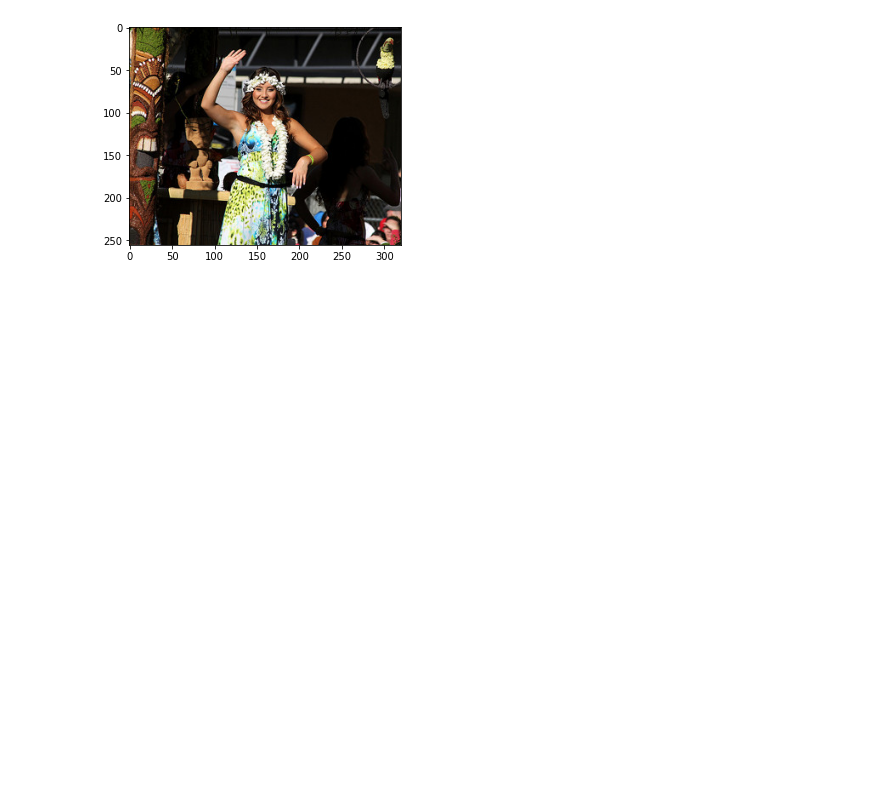
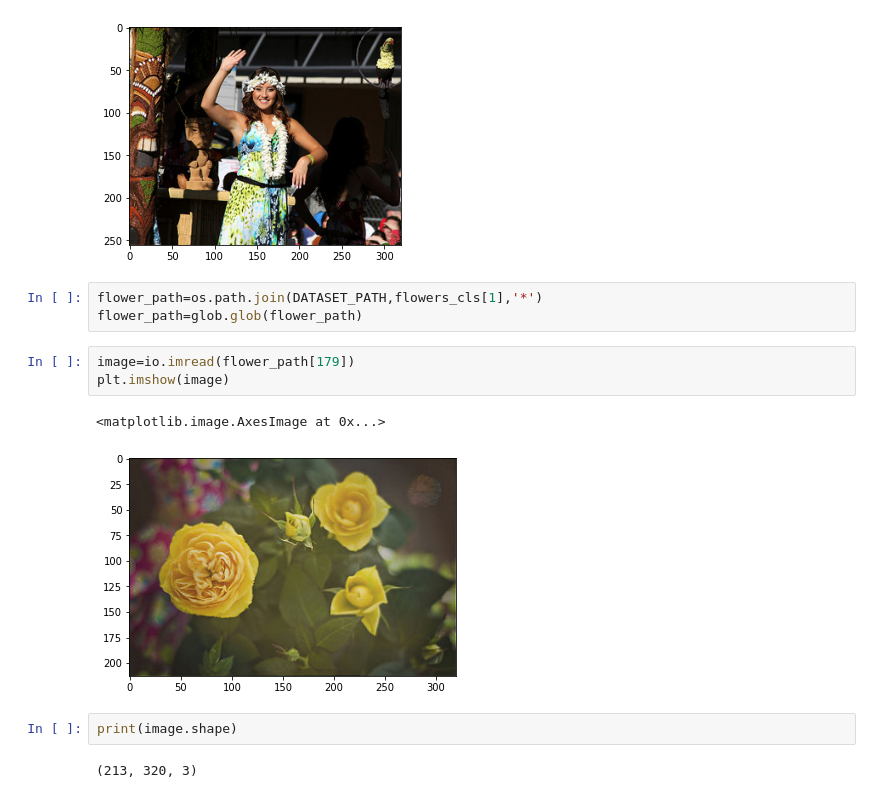
Before and after one commit to chandan110791/Convolutional-Neural-Networks, a Jupyter notebook: CNN Architectures and Transfer Learning/CNN_Architectures_and_Transfer_Learning.ipynb, the cells around one changed output. Cells and saved outputs as stored; diff of their text form; blank space fills up the shorter version.

```diff
--- a/CNN Architectures and Transfer Learning/CNN_Architectures_and_Transfer_Learning.ipynb
+++ b/CNN Architectures and Transfer Learning/CNN_Architectures_and_Transfer_Learning.ipynb
@@ -150,3 +150,16 @@ plt.imshow(image)
 # %% [output]
 <matplotlib.image.AxesImage at 0x...>
 [figure]
+# %%
+flower_path=os.path.join(DATASET_PATH,flowers_cls[1],'*')
+flower_path=glob.glob(flower_path)
+# %%
+image=io.imread(flower_path[179])
+plt.imshow(image)
+# %% [output]
+<matplotlib.image.AxesImage at 0x...>
+[figure, added]
+# %%
+print(image.shape)
+# %% [output]
+(213, 320, 3)
```
Also changed, not shown: parts of 5 cells of this notebook.
